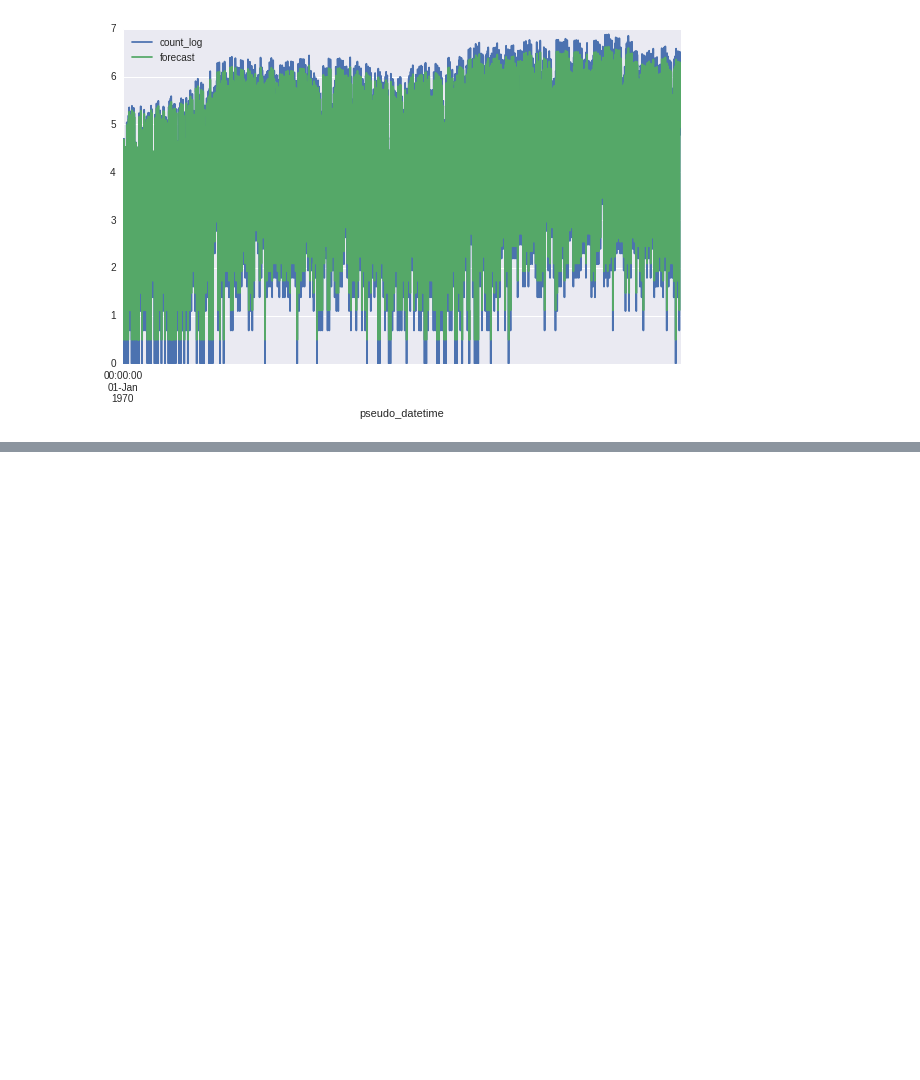
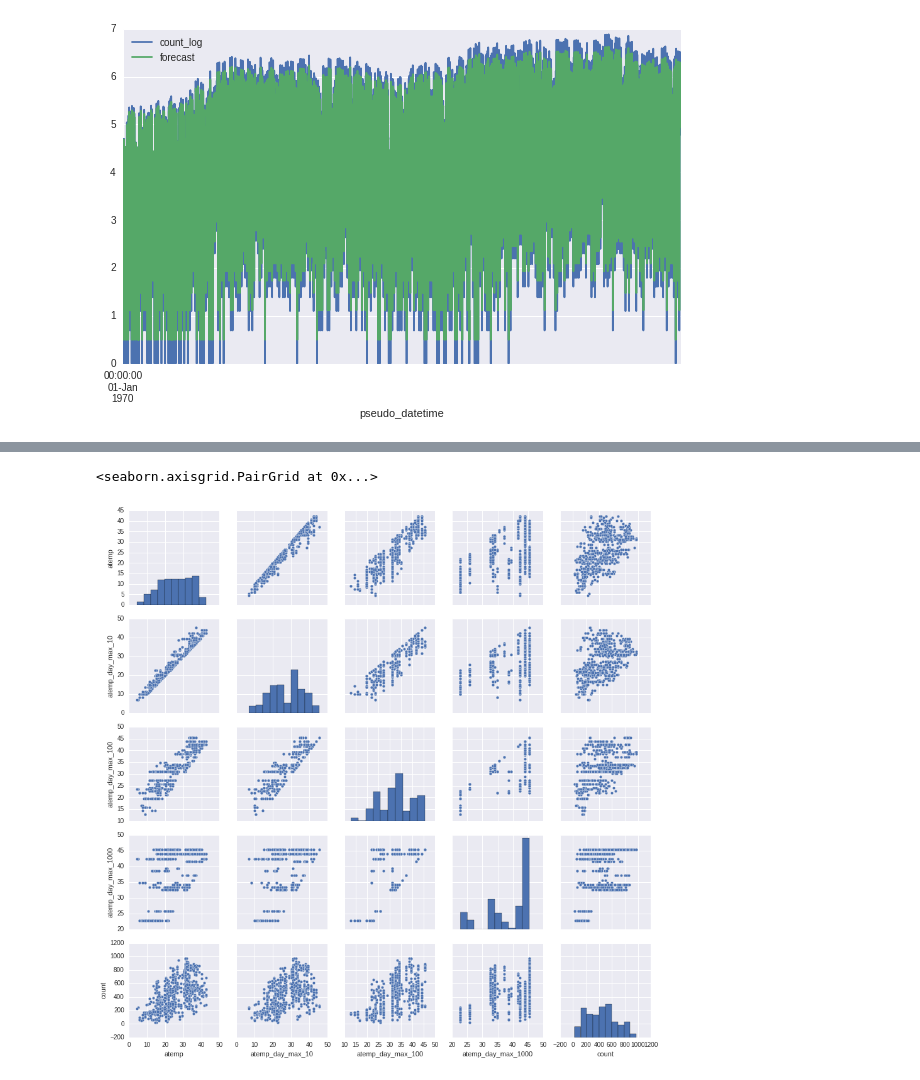
Before and after one commit to jakubczakon/bike_sharing_demand, a Jupyter notebook: notebooks/jungle/exploration_zoo.ipynb, the cells around one changed output, grey strips where cells are left out. Saved outputs shown, nothing was run; the diff lists cells and outputs as text; code cells hidden in the pictures; blank space fills up the shorter version.

```diff
--- a/notebooks/jungle/exploration_zoo.ipynb
+++ b/notebooks/jungle/exploration_zoo.ipynb
@@ -319,0 +436,5 @@ arima_model.predict()
+# %%
+sns.pairplot(late_day_peak_subset[["atemp","atemp_day_max_10",'atemp_day_max_100','atemp_day_max_1000',"count"]])
+# %% [output]
+<seaborn.axisgrid.PairGrid at 0x...>
+[figure, added]
```
Also changed, not shown: parts of 28 cells of this notebook, 13 other files.
